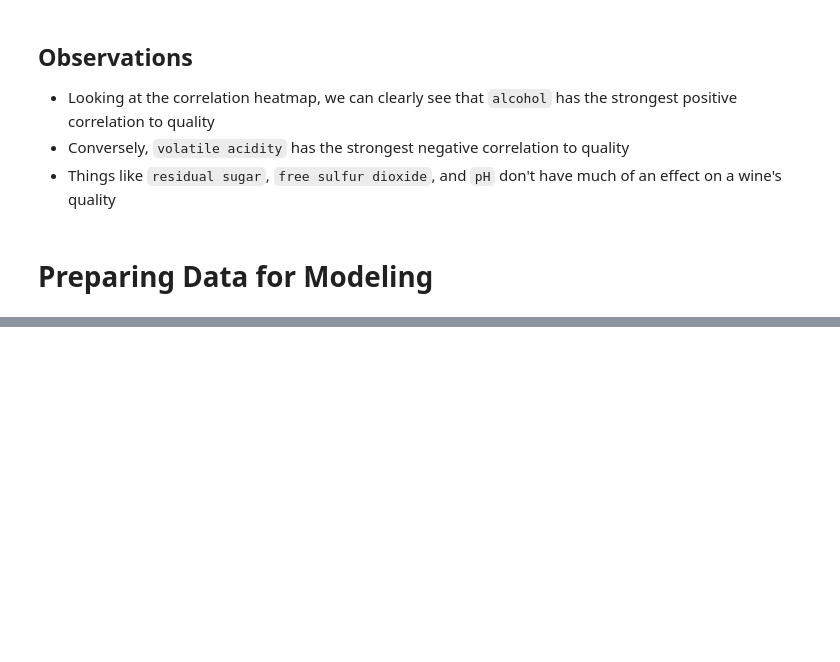
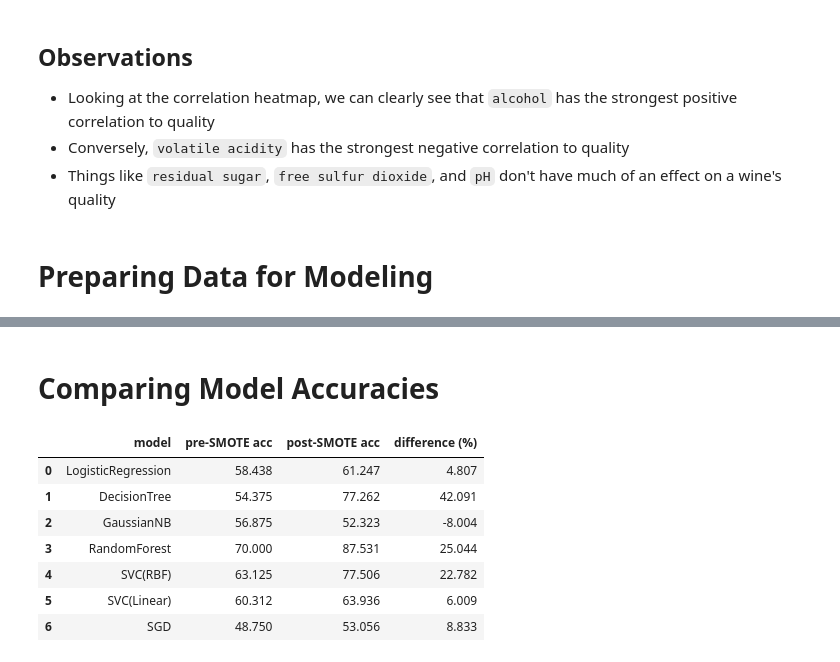
Before and after one commit to noah-kg/predicting-wine-quality, a Jupyter notebook: Predicting Wine Quality.ipynb, the cells around one changed output, grey strips where cells are left out. Cells and saved outputs as stored; diff of their text form; code cells hidden in the pictures; blank space fills up the shorter version.

```diff
--- a/Predicting Wine Quality.ipynb
+++ b/Predicting Wine Quality.ipynb
@@ -230,0 +611,10 @@ Name: quality, dtype: float64
+# %%
+#we shall use the rbf kernel first and check the accuracy
+rbf_svc = SVC()
+rbf_svc.fit(X_train, y_train)
+rbf_svc_predict = rbf_svc.predict(X_test)
+
+#print classification report
+rbf_svc_conf_matrix = confusion_matrix(y_test, rbf_svc_predict)
+bal_accuracy.append(accuracy_score(y_test, rbf_svc_predict))
+print(classification_report(y_test, rbf_svc_predict, zero_division=0, target_names=labels))
@@ -230,0 +636,10 @@ Name: quality, dtype: float64
+# %%
+#we shall use the linear kernel
+lin_svc = SVC(kernel="linear")
+lin_svc.fit(X_train, y_train)
+lin_svc_predict = lin_svc.predict(X_test)
+
+#print classification report
+lin_svc_conf_matrix = confusion_matrix(y_test, lin_svc_predict)
+bal_accuracy.append(accuracy_score(y_test, lin_svc_predict))
+print(classification_report(y_test, lin_svc_predict, zero_division=0, target_names=labels))
@@ -230,0 +661,9 @@ Name: quality, dtype: float64
+# %%
+sgd = SGDClassifier(penalty=None)
+sgd.fit(X_train, y_train)
+sgd_predict = sgd.predict(X_test)
+
+#print classification report
+sgd_conf_matrix = confusion_matrix(y_test, sgd_predict)
+bal_accuracy.append(accuracy_score(y_test, sgd_predict))
+print(classification_report(y_test, sgd_predict, zero_division=0, target_names=labels))
@@ -230,0 +683,20 @@ Name: quality, dtype: float64
+# %% [markdown]
+# Comparing Model Accuracies
+# %%
+data = {'model': models,
+        'pre-SMOTE acc': imb_accuracy,
+        'post-SMOTE acc': bal_accuracy}
+accuracies = pd.DataFrame(data=data)
+accuracies['pre-SMOTE acc'] = round(accuracies['pre-SMOTE acc']*100,3)
+accuracies['post-SMOTE acc'] = round(accuracies['post-SMOTE acc']*100,3)
+accuracies['difference (%)'] = round((accuracies['post-SMOTE acc'] / accuracies['pre-SMOTE acc'] - 1) * 100,3)
+accuracies
+# %% [output]
+|  | model | pre-SMOTE acc | post-SMOTE acc | difference (%) |
+| 0 | LogisticRegression | 58.438 | 61.247 | 4.807 |
+| 1 | DecisionTree | 54.375 | 77.262 | 42.091 |
+| 2 | GaussianNB | 56.875 | 52.323 | -8.004 |
+| 3 | RandomForest | 70.000 | 87.531 | 25.044 |
+| 4 | SVC(RBF) | 63.125 | 77.506 | 22.782 |
+| 5 | SVC(Linear) | 60.312 | 63.936 | 6.009 |
+| 6 | SGD | 48.750 | 53.056 | 8.833 |
```
Also changed, not shown: parts of 43 cells of this notebook.
